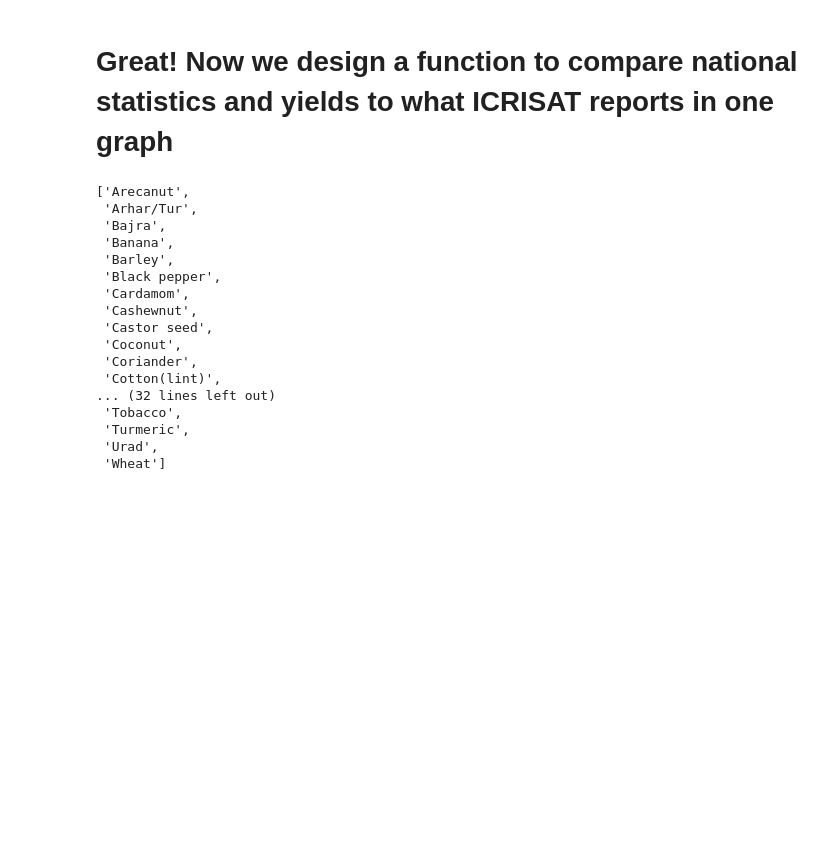
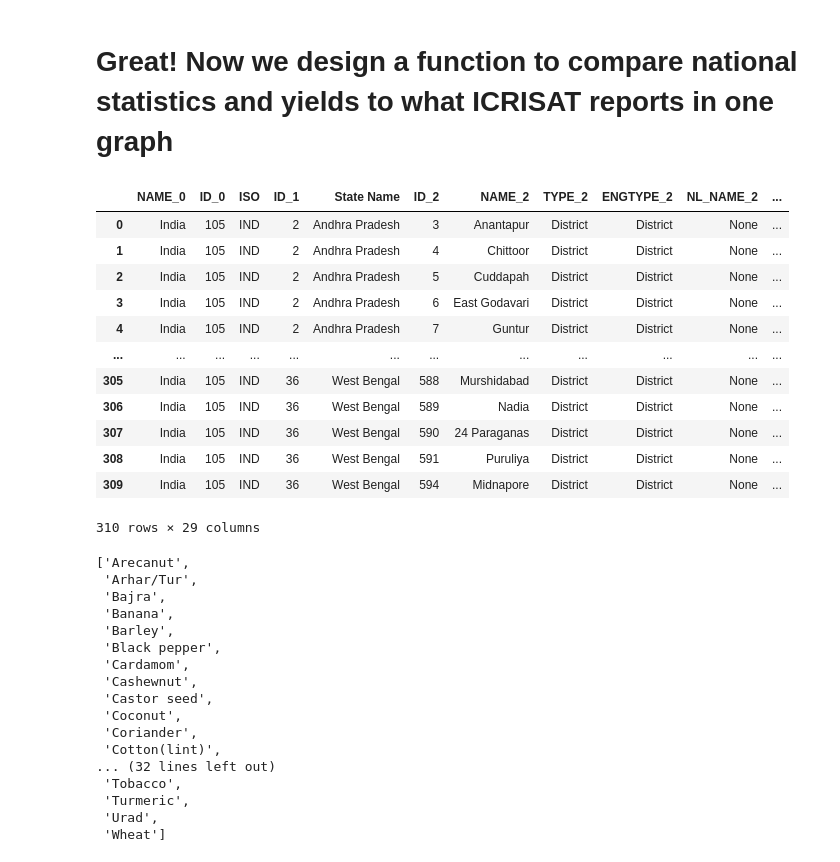
Before and after one commit to michaelmfoley/india_hybrid_methodology, a Jupyter notebook: mike/icrisat_and_hybrid/icrisat_hybrid_comparison.ipynb, the cells around one changed output. Drawn from its saved outputs; the diff is of its cells as text; code cells hidden in the pictures; blank space fills up the shorter version.

```diff
--- a/mike/icrisat_and_hybrid/icrisat_hybrid_comparison.ipynb
+++ b/mike/icrisat_and_hybrid/icrisat_hybrid_comparison.ipynb
@@ -702,6 +702,22 @@ plt.plot(hybrid_years, hybrid_data/1000, marker='o', label='Hybrid Soyabean Area
 [figure]
 # %% [markdown]
 # Great! Now we design a function to compare national statistics and yields to what ICRISAT reports in one graph
+# %%
+icri
+# %% [output]
+|  | NAME_0 | ID_0 | ISO | ID_1 | State Name | ID_2 | NAME_2 | TYPE_2 | ENGTYPE_2 | NL_NAME_2 | ... |
+| 0 | India | 105 | IND | 2 | Andhra Pradesh | 3 | Anantapur | District | District | None | ... |
+| 1 | India | 105 | IND | 2 | Andhra Pradesh | 4 | Chittoor | District | District | None | ... |
+| 2 | India | 105 | IND | 2 | Andhra Pradesh | 5 | Cuddapah | District | District | None | ... |
+| 3 | India | 105 | IND | 2 | Andhra Pradesh | 6 | East Godavari | District | District | None | ... |
+| 4 | India | 105 | IND | 2 | Andhra Pradesh | 7 | Guntur | District | District | None | ... |
+| ... | ... | ... | ... | ... | ... | ... | ... | ... | ... | ... | ... |
+| 305 | India | 105 | IND | 36 | West Bengal | 588 | Murshidabad | District | District | None | ... |
+| 306 | India | 105 | IND | 36 | West Bengal | 589 | Nadia | District | District | None | ... |
+| 307 | India | 105 | IND | 36 | West Bengal | 590 | 24 Paraganas | District | District | None | ... |
+| 308 | India | 105 | IND | 36 | West Bengal | 591 | Puruliya | District | District | None | ... |
+| 309 | India | 105 | IND | 36 | West Bengal | 594 | Midnapore | District | District | None | ... |
+310 rows × 29 columns
 # %%
 sorted(merged_hybrid['ag_hy_crop'].unique())
 # %% [output]
```
Also changed, not shown: parts of 7 cells of this notebook, 4 other files.
